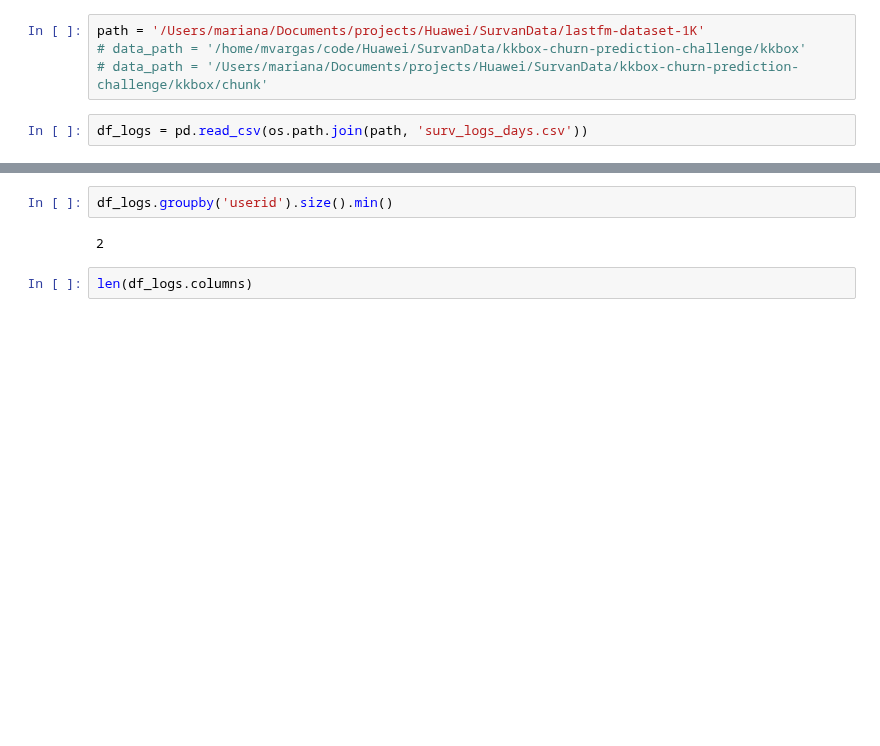
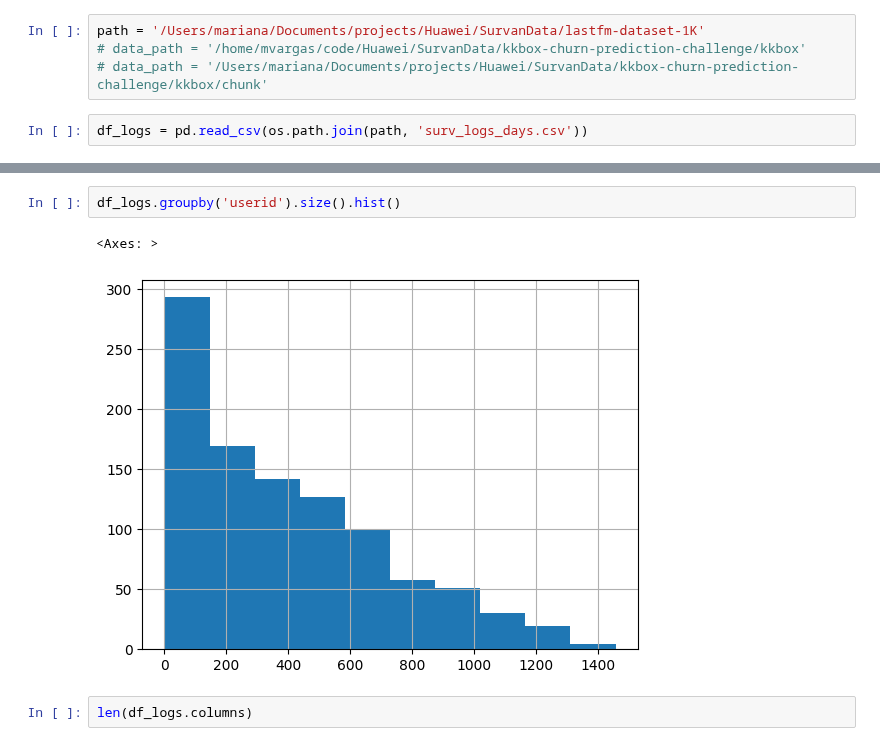
Before and after one commit to marianaw/deeptcsr, a Jupyter notebook: notebooks/load_dataset_debug.ipynb, the cells around one changed output, grey strips where cells are left out. Cells and saved outputs as stored; diff of their text form; blank space fills up the shorter version.

```diff
--- a/notebooks/load_dataset_debug.ipynb
+++ b/notebooks/load_dataset_debug.ipynb
@@ -31,9 +31,10 @@ df_logs.head()
 | 3 | 3 | user_000001 | 2006-08-17 | 2006-08-17 14:40:57.564102656+00:00 | 0.000000 | 0.0 | 0.000000 | 0.000000 | 4.000000 | 7.000000 | ... |
 | 4 | 4 | user_000001 | 2006-08-18 | 2006-08-18 19:37:30.727272704+00:00 | 0.000000 | 0.0 | 0.000000 | 0.000000 | 4.000000 | 8.000000 | ... |
 # %%
-df_logs.groupby('userid').size().min()
+df_logs.groupby('userid').size().hist()
 # %% [output]
-2
+<Axes: >
+[figure, added]
 # %%
 len(df_logs.columns)
 # %% [output]
```
Also changed, not shown: 2 other files.
